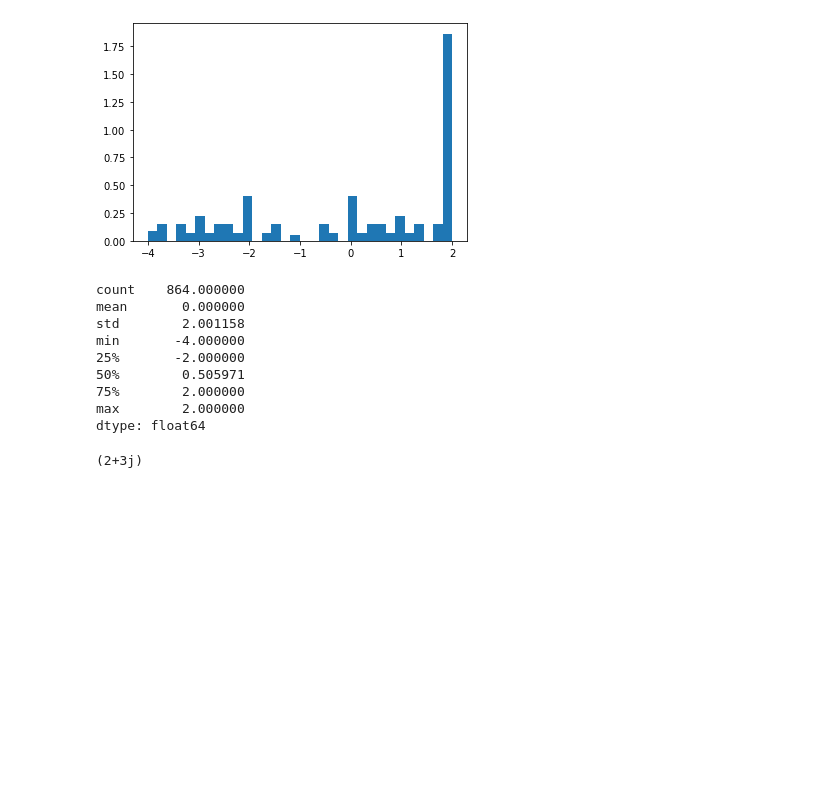
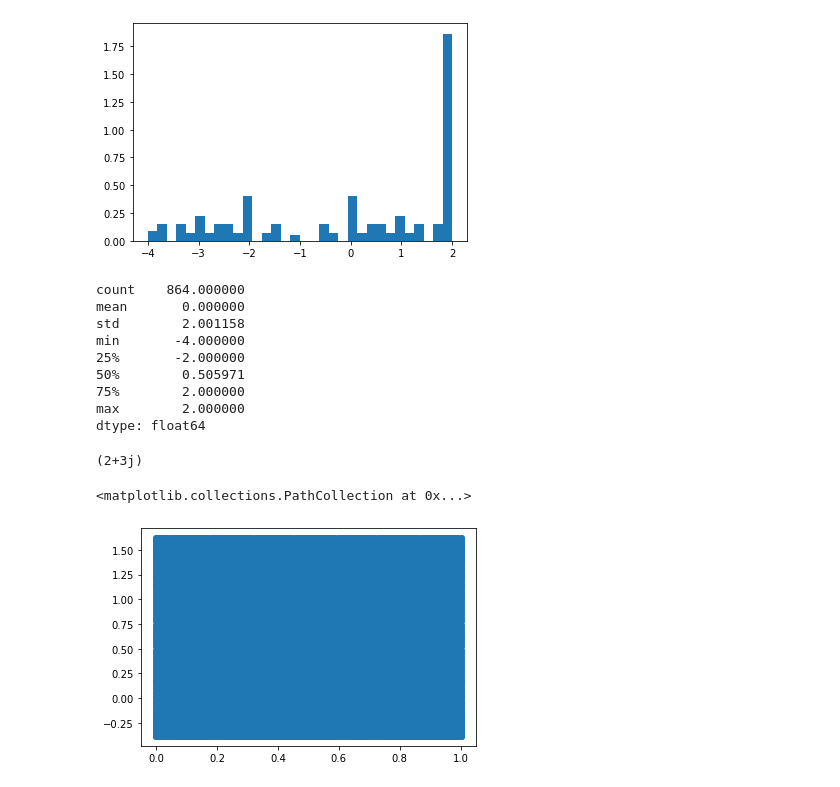
Before and after one commit to Shashi1a/intkagome, a Jupyter notebook: Untitled.ipynb, the cells around one changed output. Cells and saved outputs as stored; diff of their text form; code cells hidden in the pictures; blank space fills up the shorter version.

```diff
--- a/Untitled.ipynb
+++ b/Untitled.ipynb
@@ -433,3 +434,16 @@ dtype: float64
 2+3j
 # %% [output]
 (2+3j)
+# %%
+x,y = [] , []
+xi = np.linspace(0,1,100)
+yi = np.sin(2*np.pi*xi) + np.random.uniform(0,1)
+# %%
+for i,j in itertools.product(xi,yi):
+    x.append(i)
+    y.append(j)
+# %%
+plt.scatter(x,y)
+# %% [output]
+<matplotlib.collections.PathCollection at 0x...>
+[figure, added]
```
Also changed, not shown: parts of 10 cells of this notebook, 2 other files.
